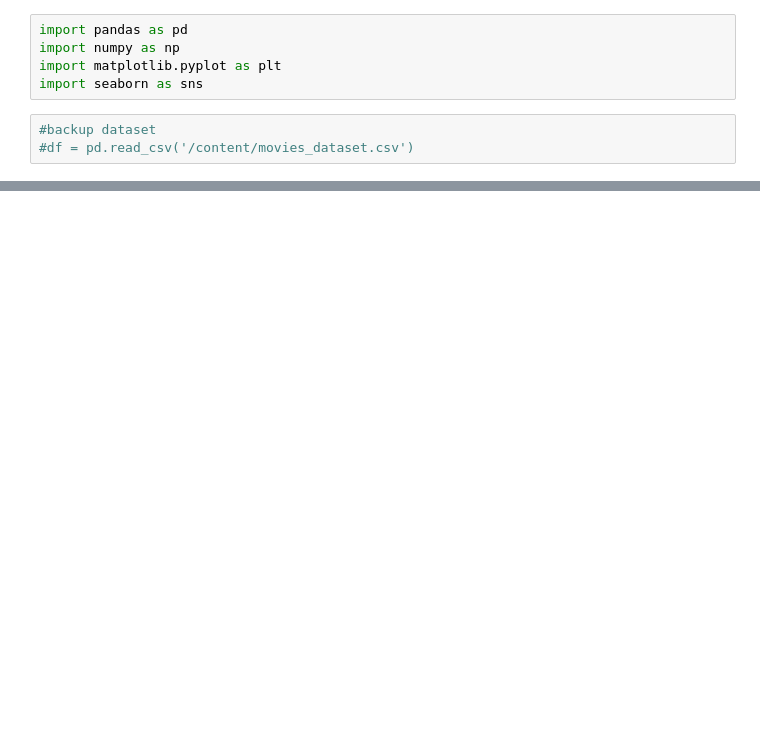
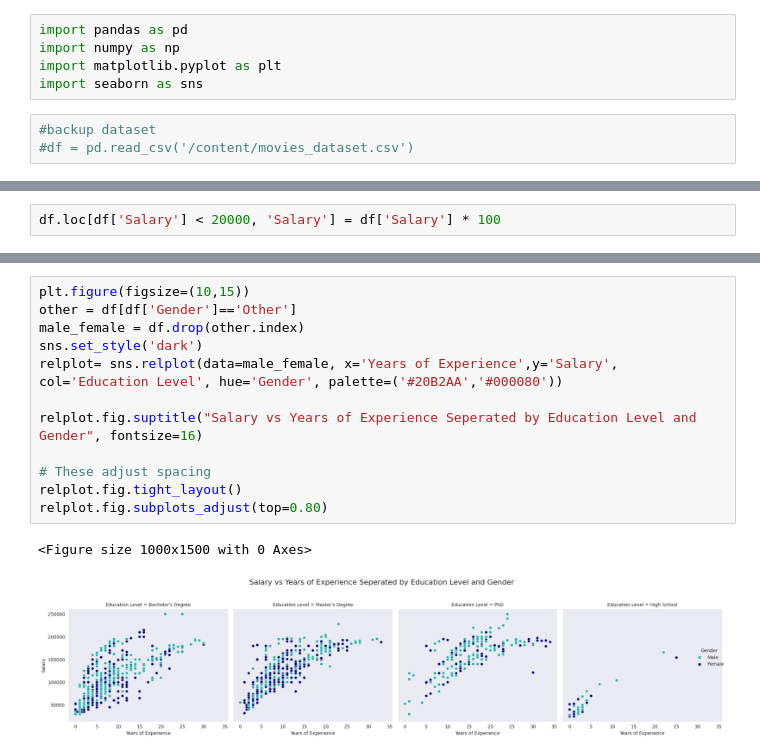
Before and after one commit to Caylie-Mackay/Data_Tech_Pyton_Final, a Jupyter notebook: Final_Python_Project.ipynb, the cells around one changed output, grey strips where cells are left out. Cells and saved outputs as stored; diff of their text form; blank space fills up the shorter version.

```diff
--- a/Final_Python_Project.ipynb
+++ b/Final_Python_Project.ipynb
@@ -48,0 +114,2 @@ df
+# %%
+df.loc[df['Salary'] < 20000, 'Salary'] = df['Salary'] * 100
@@ -48,0 +214,15 @@ df
+# %%
+plt.figure(figsize=(10,15))
+other = df[df['Gender']=='Other']
+male_female = df.drop(other.index)
+sns.set_style('dark')
+relplot= sns.relplot(data=male_female, x='Years of Experience',y='Salary', col='Education Level', hue='Gender', palette=('#20B2AA','#000080'))
+
+relplot.fig.suptitle("Salary vs Years of Experience Seperated by Education Level and Gender", fontsize=16)
+
+# These adjust spacing
+relplot.fig.tight_layout()
+relplot.fig.subplots_adjust(top=0.80)
+# %% [output]
+<Figure size 1000x1500 with 0 Axes>
+[figure, added]
```
Also changed, not shown: parts of 22 cells of this notebook.
